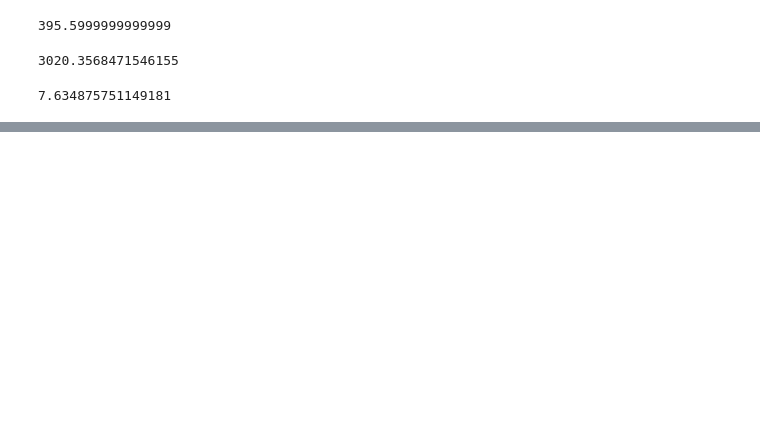
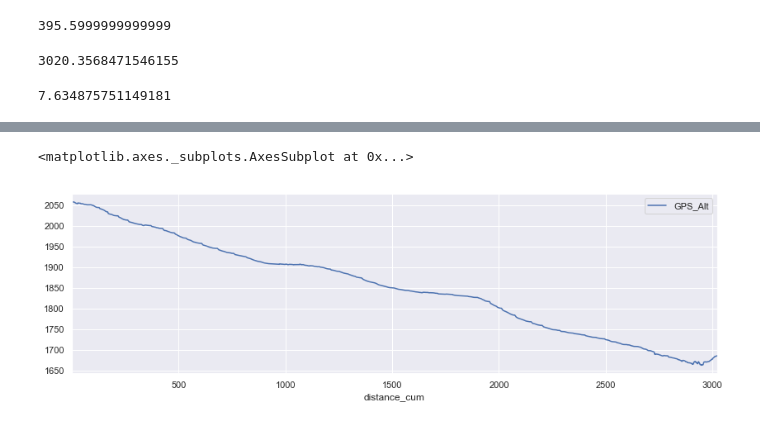
Before and after one commit to jaycee14/SkiTracker, a Jupyter notebook: run_finder_dev.ipynb, the cells around one changed output, grey strips where cells are left out. Saved outputs shown, nothing was run; the diff lists cells and outputs as text; code cells hidden in the pictures; blank space fills up the shorter version.

```diff
--- a/run_finder_dev.ipynb
+++ b/run_finder_dev.ipynb
@@ -249,0 +255,8 @@ plt.plot(x=run_5.index,y=run_5.grad_roll,c=run_5.grad_colour_c)
+# %%
+fig, axes= plt.subplots(1,1, figsize=(14,4))
+# run_5.GPS_Alt.plot(ax=axes)
+run_5.plot.line(x='distance_cum',y='GPS_Alt',ax=axes)#run_5.grad_colour_c)
+#run_5.GPS_Alt.plot(ax=axes[1])
+# %% [output]
+<matplotlib.axes._subplots.AxesSubplot at 0x...>
+[figure, added]
```
Also changed, not shown: parts of 16 cells of this notebook, 1 other file.
